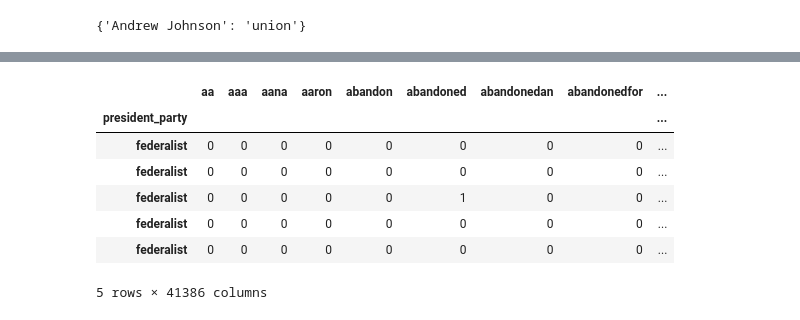
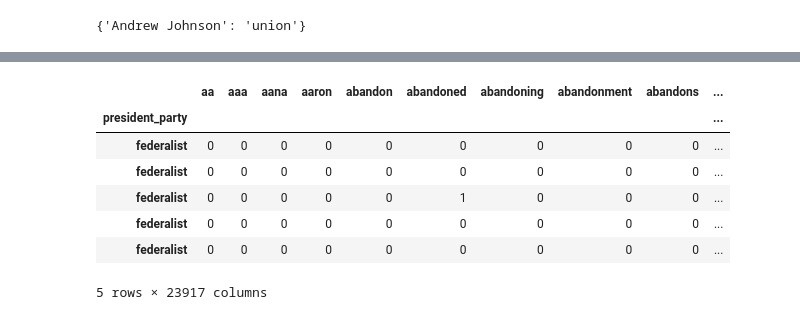
Before and after one commit to tiroger/NLP-SOTU, a Jupyter notebook: scrape_sotu_archives.ipynb, the cells around one changed output, grey strips where cells are left out. Cells and saved outputs as stored; diff of their text form; code cells hidden in the pictures.

```diff
--- a/scrape_sotu_archives.ipynb
+++ b/scrape_sotu_archives.ipynb
@@ -359,0 +374,4 @@ clean_sotu_speeches['year'] = pd.DatetimeIndex(clean_sotu_speeches.sotu_date).ye
+# %%
+# Merging the contents of the list of raw transcripts into a single string
+clean_sotu_speeches.raw_text = clean_sotu_speeches.raw_text.apply(lambda x: ''.join(x))
+clean_sotu_speeches.raw_text
@@ -363,14 +394,29 @@ clean_sotu_speeches['year'] = pd.DatetimeIndex(clean_sotu_speeches.sotu_date).ye
 # 3. Removing numerical values
 # 4. removing non-sensical text (e.g. /n)
 
-clean_sotu_speeches.raw_text = clean_sotu_speeches.raw_text.str.lower() # converts text to lower case
-clean_sotu_speeches.raw_text = clean_sotu_speeches.raw_text.str.replace('[^\w\s]','') # removes punctuations
-clean_sotu_speeches.raw_text = clean_sotu_speeches.raw_text.str.replace('\d+', '') # removes numbers
-clean_sotu_speeches.raw_text = [re.sub('\w*\d\w*', '', word) for word in clean_sotu_speeches.raw_text] # removes words with numbers
-clean_sotu_speeches.raw_text = [re.sub('\[.*?\]', '', word) for word in clean_sotu_speeches.raw_text] # removes words in square brackets
-clean_sotu_speeches.raw_text = [re.sub('[%s]' % re.escape(string.punctuation), '', text) for text in clean_sotu_speeches.raw_text]
-clean_sotu_speeches.raw_text = [re.sub('[‘’“”…]', '', text) for text in clean_sotu_speeches.raw_text]
-clean_sotu_speeches.raw_text = [re.sub('\n', '', text) for text in clean_sotu_speeches.raw_text]
+# clean_sotu_speeches.raw_text = clean_sotu_speeches.raw_text.str.lower() # converts text to lower case
+# clean_sotu_speeches.raw_text = clean_sotu_speeches.raw_text.str.replace('[^\w\s]','') # removes punctuations
+# clean_sotu_speeches.raw_text = clean_sotu_speeches.raw_text.str.replace('\d+', '') # removes numbers
+# clean_sotu_speeches.raw_text = [re.sub('\w*\d\w*', '', word) for word in clean_sotu_speeches.raw_text] # removes words with numbers
+# clean_sotu_speeches.raw_text = [re.sub('\[.*?\]', '', word) for word in clean_sotu_speeches.raw_text] # removes words in square brackets
+# clean_sotu_speeches.raw_text = [re.sub('[%s]' % re.escape(string.punctuation), '', text) for text in clean_sotu_speeches.raw_text]
+# clean_sotu_speeches.raw_text = [re.sub('[‘’“”…]', '', text) for text in clean_sotu_speeches.raw_text]
+# clean_sotu_speeches.raw_text = [re.sub('\n', '', text) for text in clean_sotu_speeches.raw_text]
+# %%
+# Function to clean up transcripts
+def clean_transcript(text):
+    text = text.lower() # converts text to lower case
+    text = re.sub(r'[^\w\s]', ' ', text) # removes punctuations
+    text = re.sub('[%s]' % re.escape(string.punctuation), '', text) # removes punctuations
+    # text = re.sub('[‘’“”…]', '', text) # removes punctuations
+    text = re.sub('\n', ' ', text) # removes new line characters
+    text = re.sub('\w*\d\w*', '', text) # removes words with numbers
+    text = text.replace('\d+', ' ') # removes numbers
+    # text = text.replace('[^\w\s]','') # removes punctuations
+    return text
+# %%
+# Applying function to clean up transcripts
+clean_sotu_speeches.raw_text = clean_sotu_speeches.raw_text.apply(lambda x: clean_transcript(x))
 # %%
 # Renaming raw text column
 clean_sotu_speeches.rename(columns={'raw_text': 'clean_text'}, inplace=True)
@@ -455,22 +494,22 @@ with open('./pickled_files/grouped_pres_speeches_dtm.pkl', 'wb') as f:
 # %%
 # Creating a document-term matrix using CountVectorizer and excluding common English stop words
 from sklearn.feature_extraction.text import CountVectorizer
 
 cv = CountVectorizer(stop_words='english')
 party_speeches_cv = cv.fit_transform(clean_sotu_speeches.clean_text)
-party_speeches_dtm = pd.DataFrame(party_speeches_cv.toarray(), columns=cv.get_feature_names())
+party_speeches_dtm = pd.DataFrame(party_speeches_cv.toarray(), columns=cv.get_feature_names_out())
 party_speeches_dtm.index = clean_sotu_speeches.president_party
 # speeches_dtm.reset_index()
 party_speeches_dtm.head()
 # %% [output]
-|  | aa | aaa | aana | aaron | abandon | abandoned | abandonedan | abandonedfor | ... |
-| president_party |  |  |  |  |  |  |  |  | ... |
-| federalist | 0 | 0 | 0 | 0 | 0 | 0 | 0 | 0 | ... |
-| federalist | 0 | 0 | 0 | 0 | 0 | 0 | 0 | 0 | ... |
-| federalist | 0 | 0 | 0 | 0 | 0 | 1 | 0 | 0 | ... |
-| federalist | 0 | 0 | 0 | 0 | 0 | 0 | 0 | 0 | ... |
-| federalist | 0 | 0 | 0 | 0 | 0 | 0 | 0 | 0 | ... |
+|  | aa | aaa | aana | aaron | abandon | abandoned | abandoning | abandonment | abandons | ... |
+| president_party |  |  |  |  |  |  |  |  |  | ... |
+| federalist | 0 | 0 | 0 | 0 | 0 | 0 | 0 | 0 | 0 | ... |
+| federalist | 0 | 0 | 0 | 0 | 0 | 0 | 0 | 0 | 0 | ... |
+| federalist | 0 | 0 | 0 | 0 | 0 | 1 | 0 | 0 | 0 | ... |
+| federalist | 0 | 0 | 0 | 0 | 0 | 0 | 0 | 0 | 0 | ... |
+| federalist | 0 | 0 | 0 | 0 | 0 | 0 | 0 | 0 | 0 | ... |
-5 rows × 41386 columns
+5 rows × 23917 columns
 # %%
 # Grouping data by party
 grouped_party_speeches_dtm = speeches_dtm.groupby(party_speeches_dtm.index).sum()
```
Also changed, not shown: parts of 19 cells of this notebook, 14 other files.
